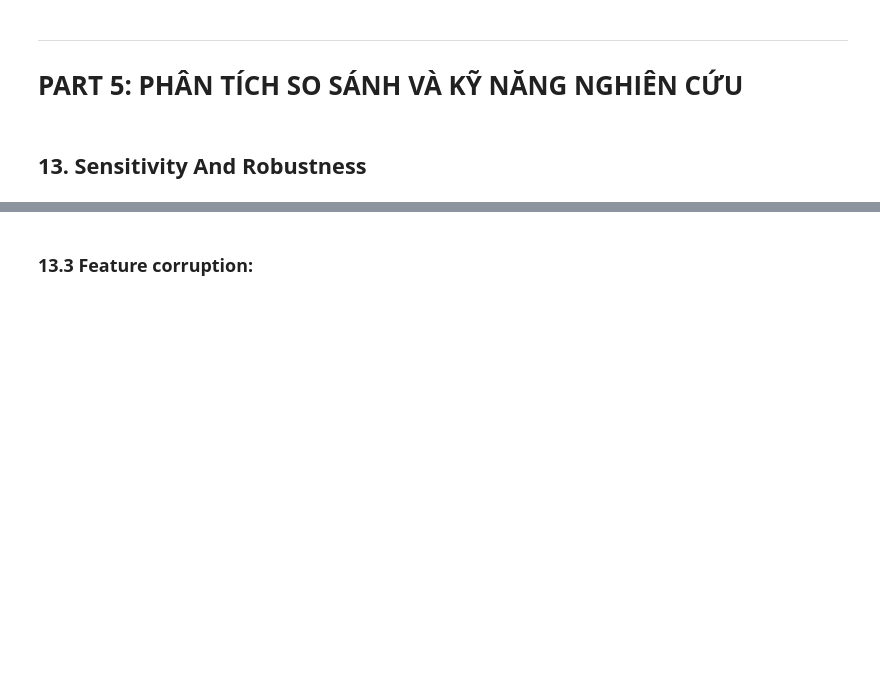
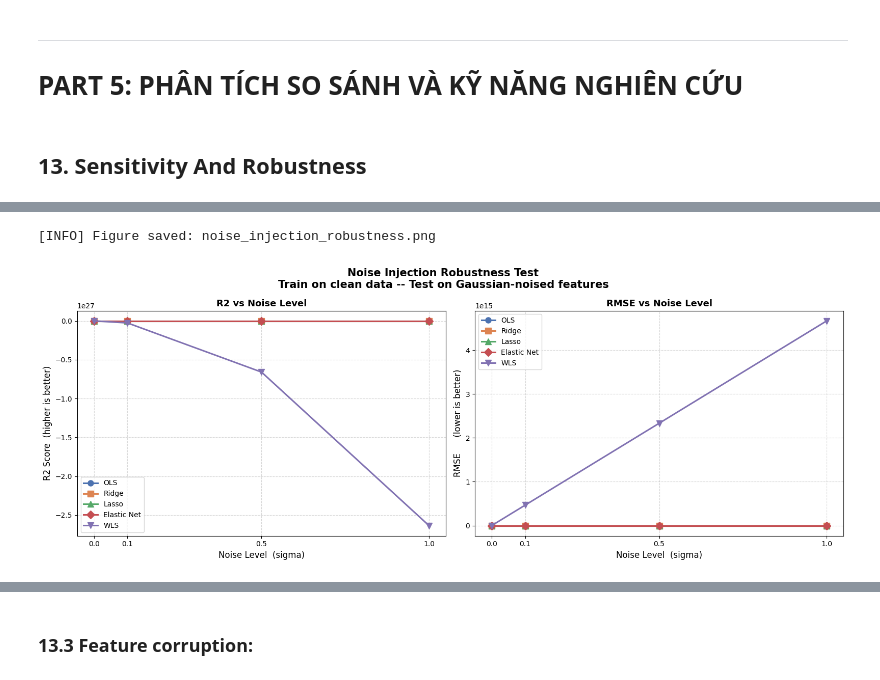
Before and after one commit to ThanhChuong12/Supervised-Learning-Regression-Classification, a Jupyter notebook: code/Part1_Regression/02_modeling.ipynb, the cells around one changed output, grey strips where cells are left out. Cells and saved outputs as stored; diff of their text form; code cells hidden in the pictures; blank space fills up the shorter version.

Commit message:
Sensitivity And Robustness, Noise Injection

```diff
--- a/code/Part1_Regression/02_modeling.ipynb
+++ b/code/Part1_Regression/02_modeling.ipynb
@@ -2579,0 +2718,15 @@ Dựa trên các phân tích trong PART 4, dưới đây là các hướng cải
+# %%
+# Train on CLEAN data, evaluate on NOISY test set
+df_noise = NoiseInjectionAnalyzer.run_experiment(
+    X_train_raw  = X_train_raw.values,
+    y_train      = y_train,
+    X_test_raw   = X_test_raw.values,
+    y_test       = y_test,
+    sigma_levels = [0.0, 0.1, 0.5, 1.0],
+    lam_ridge    = best_lam_ridge,
+    lam_lasso    = best_lam_lasso,
+    lam_en_l1    = best_lam_lasso,
+    lam_en_l2    = best_lam_ridge,
+    lasso_iters  = 500,
+    noise_seed   = 42,
+)
@@ -2579,0 +2766,8 @@ Dựa trên các phân tích trong PART 4, dưới đây là các hướng cải
+# %%
+NoiseInjectionAnalyzer.plot_degradation(
+    df_noise  = df_noise,
+    save_path = 'noise_injection_robustness.png',
+)
+# %% [output]
+[INFO] Figure saved: noise_injection_robustness.png
+[figure, added]
```
Also changed, not shown: parts of 32 cells of this notebook.
